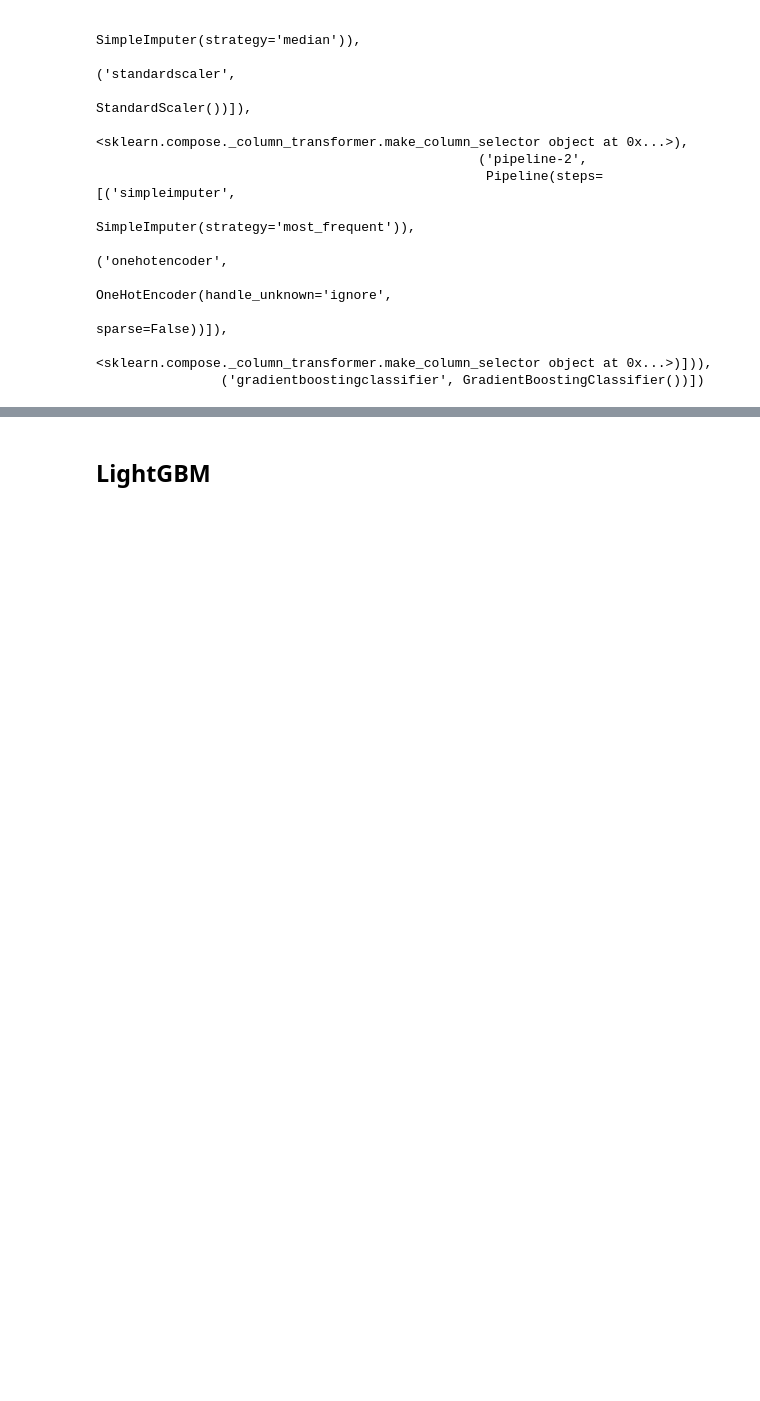
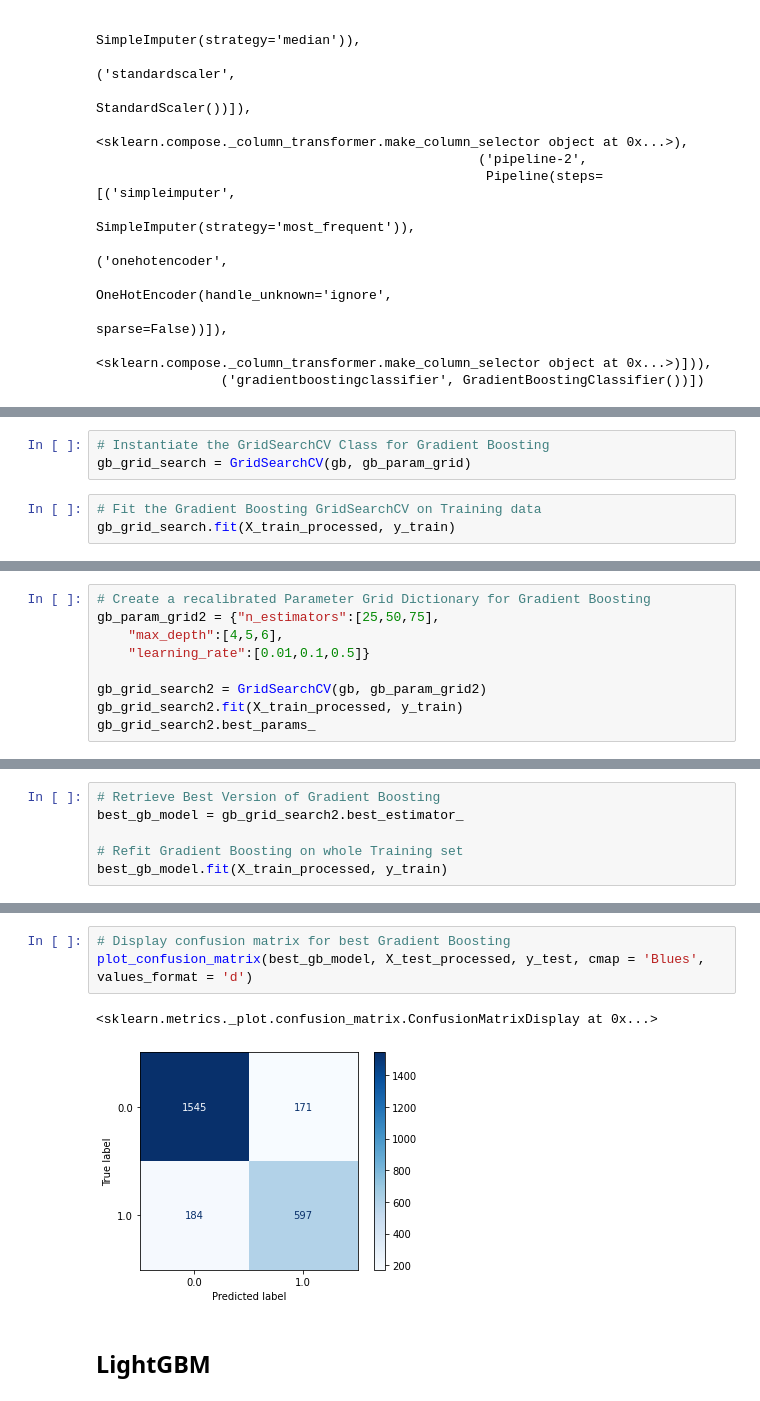
Before and after one commit to Numann-Malik/Auto-Insurance-Claims, a Jupyter notebook: CarInsurance.ipynb, the cells around one changed output, grey strips where cells are left out. Drawn from its saved outputs; the diff is of its cells as text; blank space fills up the shorter version.

```diff
--- a/CarInsurance.ipynb
+++ b/CarInsurance.ipynb
@@ -1092,0 +1203,6 @@ print(logreg_test_score)
+# %%
+# Instantiate the GridSearchCV Class for Gradient Boosting
+gb_grid_search = GridSearchCV(gb, gb_param_grid)
+# %%
+# Fit the Gradient Boosting GridSearchCV on Training data
+gb_grid_search.fit(X_train_processed, y_train)
@@ -1092,0 +1218,9 @@ print(logreg_test_score)
+# %%
+# Create a recalibrated Parameter Grid Dictionary for Gradient Boosting
+gb_param_grid2 = {"n_estimators":[25,50,75],
+    "max_depth":[4,5,6],
+    "learning_rate":[0.01,0.1,0.5]}
+
+gb_grid_search2 = GridSearchCV(gb, gb_param_grid2)
+gb_grid_search2.fit(X_train_processed, y_train)
+gb_grid_search2.best_params_
@@ -1092,0 +1229,6 @@ print(logreg_test_score)
+# %%
+# Retrieve Best Version of Gradient Boosting
+best_gb_model = gb_grid_search2.best_estimator_
+
+# Refit Gradient Boosting on whole Training set
+best_gb_model.fit(X_train_processed, y_train)
@@ -1093,2 +1262,8 @@ print(logreg_test_score)
+# %%
+# Display confusion matrix for best Gradient Boosting
+plot_confusion_matrix(best_gb_model, X_test_processed, y_test, cmap = 'Blues', values_format = 'd')
+# %% [output]
+<sklearn.metrics._plot.confusion_matrix.ConfusionMatrixDisplay at 0x...>
+[figure, added]
 # %% [markdown]
 ## LightGBM
```
Also changed, not shown: parts of 74 cells of this notebook.
